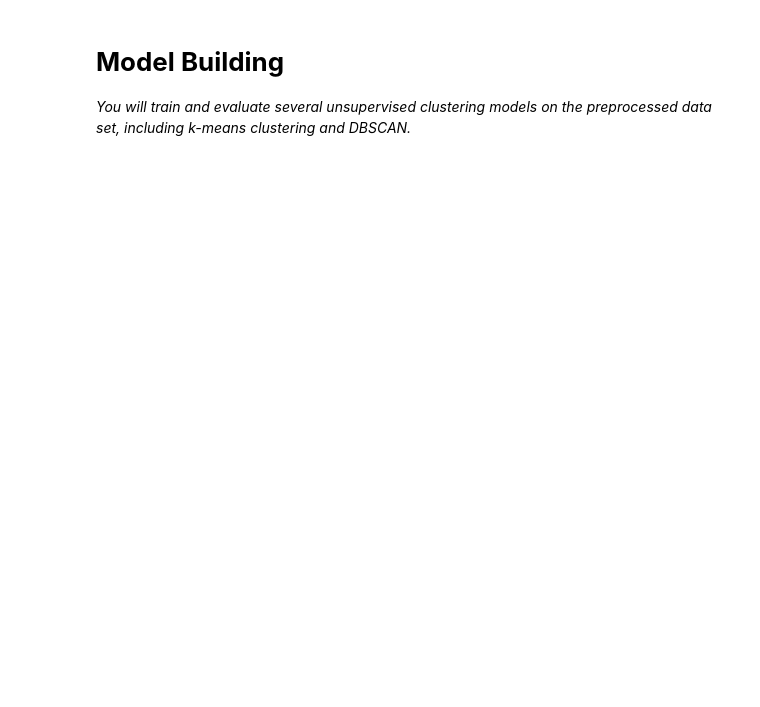
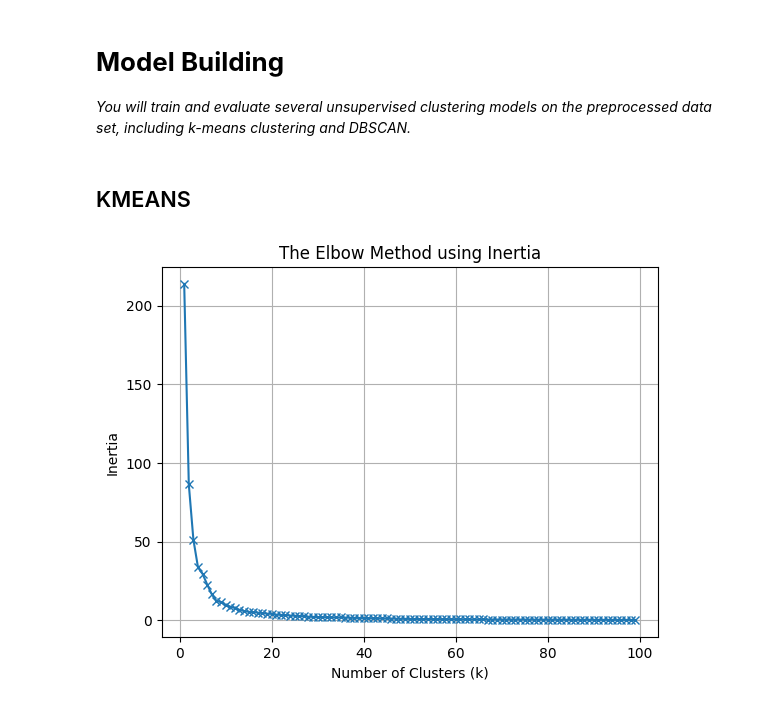
Before and after one commit to Abel-Lagonell/Machine_Learning, a Jupyter notebook: Project_3.ipynb, the cells around one changed output. Saved outputs shown, nothing was run; the diff lists cells and outputs as text; code cells hidden in the pictures; blank space fills up the shorter version.

```diff
--- a/Project_3.ipynb
+++ b/Project_3.ipynb
@@ -155,2 +190,3 @@ ColumnTransformer(transformers=[('categorical',
 # %%
+pca_df = pd.DataFrame(pipe.fit_transform(m_df), columns=m_df.columns)
 m_df = pd.DataFrame(preprocessor.fit_transform(m_df), columns=m_df.columns)
@@ -175,0 +215,31 @@ m_df
+# %% [markdown]
+## KMEANS
+# %%
+#Calc inertia
+
+K = range(1,100)
+
+def train_kmeans(k:int, X:pd.DataFrame):
+    return KMeans(n_clusters=k, random_state=42).fit(X)
+
+
+def getValues(X:pd.DataFrame):
+    intertias = []
+
+    for k in K:
+        kmeans = train_kmeans(k , X)
+        intertias.append(kmeans.inertia_)
+
+    return intertias
+
+mapping = getValues(pca_df)
+
+plt.plot(K, mapping, 'x-')
+plt.xlabel('Number of Clusters (k)')
+plt.ylabel('Inertia')
+plt.title('The Elbow Method using Inertia')
+plt.grid()
+plt.show()
+# About 10-15 clusters total for kmeans
+# %% [output]
+[figure, added]
```
Also changed, not shown: parts of 10 cells of this notebook.
